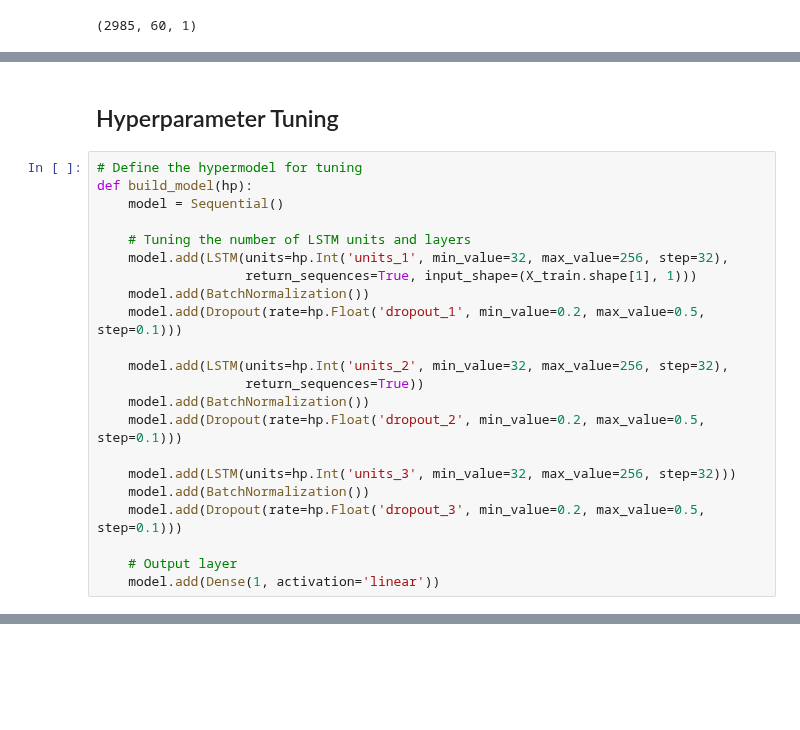
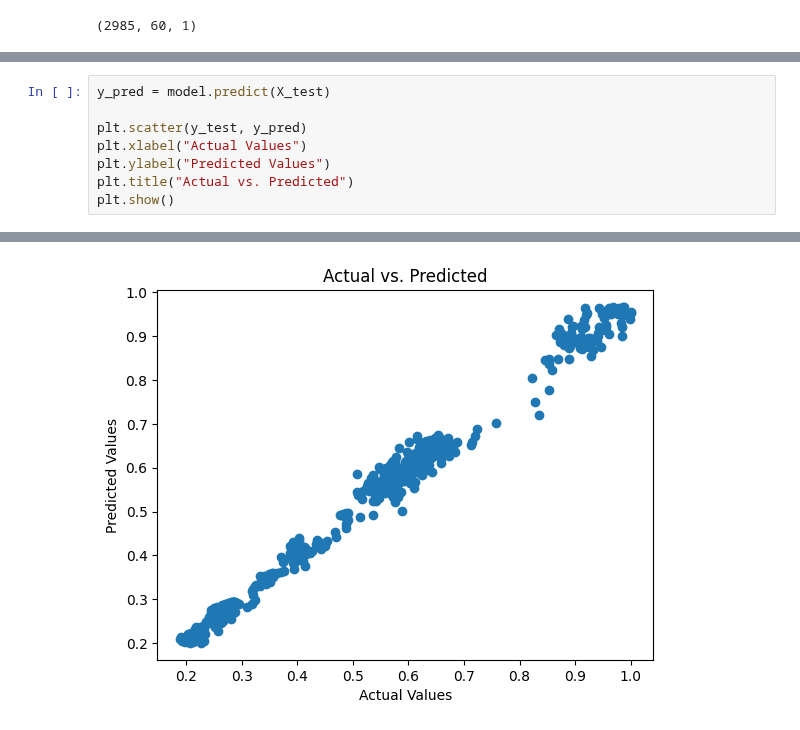
Before and after one commit to bonareri/Cryptocurrency-Price-Prediction-, a Jupyter notebook: lstm_model.ipynb, the cells around one changed output, grey strips where cells are left out. Drawn from its saved outputs; the diff is of its cells as text; blank space fills up the shorter version.

```diff
--- a/lstm_model.ipynb
+++ b/lstm_model.ipynb
@@ -178,24 +207,9 @@ plt.show()
-# %% [markdown]
-## Hyperparameter Tuning
-# %%
-# Define the hypermodel for tuning
-def build_model(hp):
-    model = Sequential()
-
-    # Tuning the number of LSTM units and layers
-    model.add(LSTM(units=hp.Int('units_1', min_value=32, max_value=256, step=32),
-                   return_sequences=True, input_shape=(X_train.shape[1], 1)))
-    model.add(BatchNormalization())
-    model.add(Dropout(rate=hp.Float('dropout_1', min_value=0.2, max_value=0.5, step=0.1)))
-
-    model.add(LSTM(units=hp.Int('units_2', min_value=32, max_value=256, step=32),
-                   return_sequences=True))
-    model.add(BatchNormalization())
-    model.add(Dropout(rate=hp.Float('dropout_2', min_value=0.2, max_value=0.5, step=0.1)))
-
-    model.add(LSTM(units=hp.Int('units_3', min_value=32, max_value=256, step=32)))
-    model.add(BatchNormalization())
-    model.add(Dropout(rate=hp.Float('dropout_3', min_value=0.2, max_value=0.5, step=0.1)))
-
-    # Output layer
-    model.add(Dense(1, activation='linear'))
+# %%
+y_pred = model.predict(X_test)
+
+plt.scatter(y_test, y_pred)
+plt.xlabel("Actual Values")
+plt.ylabel("Predicted Values")
+plt.title("Actual vs. Predicted")
+plt.show()
+# %% [output]
@@ -201,0 +217 @@ def build_model(hp):
+[figure, added]
```
Also changed, not shown: parts of 24 cells of this notebook.
